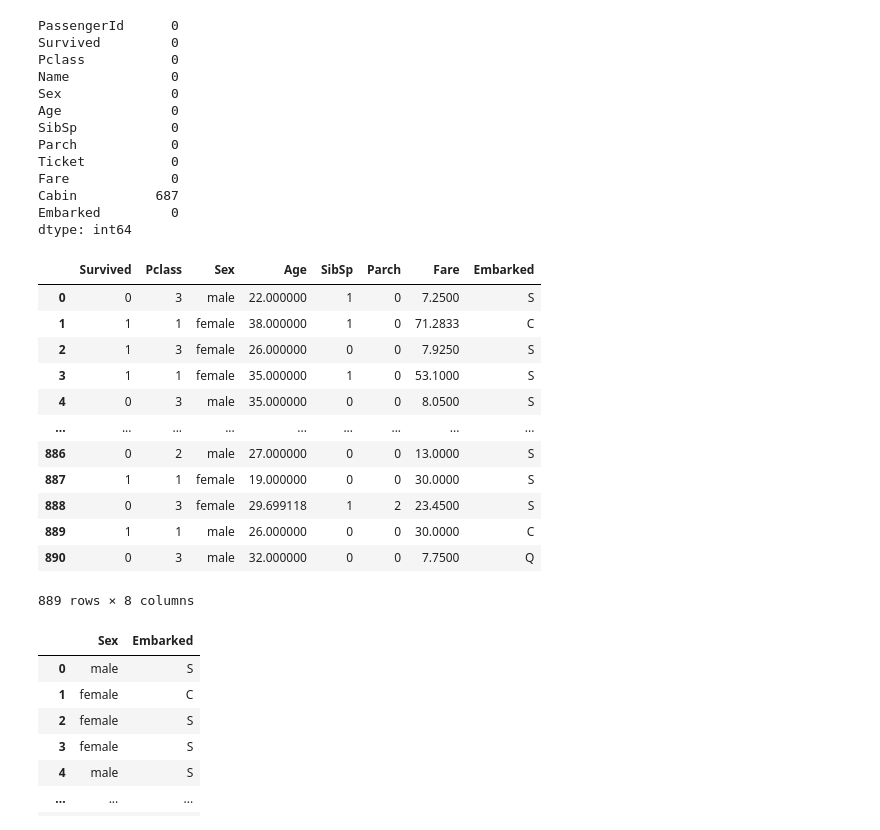
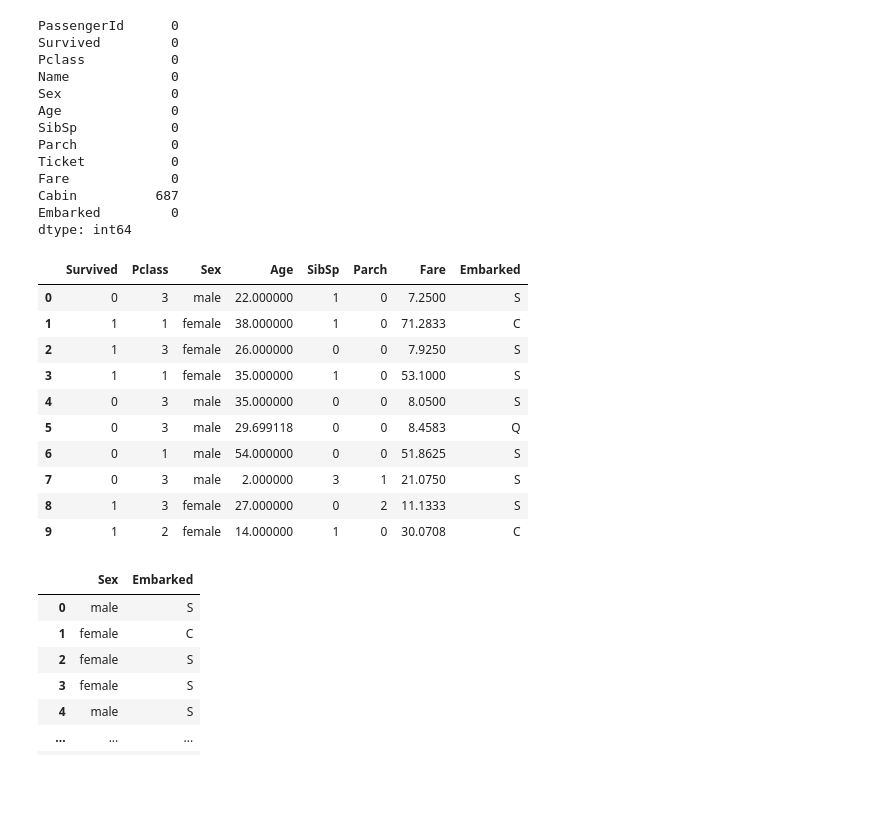
Before and after one commit to nicksttar/Titanic-Survival-Prediction, a Jupyter notebook: titanic_model.ipynb, the cells around one changed output. Drawn from its saved outputs; the diff is of its cells as text; code cells hidden in the pictures; blank space fills up the shorter version.

```diff
--- a/titanic_model.ipynb
+++ b/titanic_model.ipynb
@@ -97,21 +102,19 @@ Embarked         0
 dtype: int64
 # %%
 df = df.drop(['Cabin', 'Name', 'Ticket', 'PassengerId'], axis=1)
-df
+df.head(10)
 # %% [output]
 |  | Survived | Pclass | Sex | Age | SibSp | Parch | Fare | Embarked |
 | 0 | 0 | 3 | male | 22.000000 | 1 | 0 | 7.2500 | S |
 | 1 | 1 | 1 | female | 38.000000 | 1 | 0 | 71.2833 | C |
 | 2 | 1 | 3 | female | 26.000000 | 0 | 0 | 7.9250 | S |
 | 3 | 1 | 1 | female | 35.000000 | 1 | 0 | 53.1000 | S |
 | 4 | 0 | 3 | male | 35.000000 | 0 | 0 | 8.0500 | S |
-| ... | ... | ... | ... | ... | ... | ... | ... | ... |
-| 886 | 0 | 2 | male | 27.000000 | 0 | 0 | 13.0000 | S |
-| 887 | 1 | 1 | female | 19.000000 | 0 | 0 | 30.0000 | S |
-| 888 | 0 | 3 | female | 29.699118 | 1 | 2 | 23.4500 | S |
-| 889 | 1 | 1 | male | 26.000000 | 0 | 0 | 30.0000 | C |
-| 890 | 0 | 3 | male | 32.000000 | 0 | 0 | 7.7500 | Q |
+| 5 | 0 | 3 | male | 29.699118 | 0 | 0 | 8.4583 | Q |
+| 6 | 0 | 1 | male | 54.000000 | 0 | 0 | 51.8625 | S |
+| 7 | 0 | 3 | male | 2.000000 | 3 | 1 | 21.0750 | S |
+| 8 | 1 | 3 | female | 27.000000 | 0 | 2 | 11.1333 | S |
+| 9 | 1 | 2 | female | 14.000000 | 1 | 0 | 30.0708 | C |
-889 rows × 8 columns
 # %%
 df_obj = df.select_dtypes(include='object')
 df_obj
```
Also changed, not shown: parts of 20 cells of this notebook, 7 other files.
